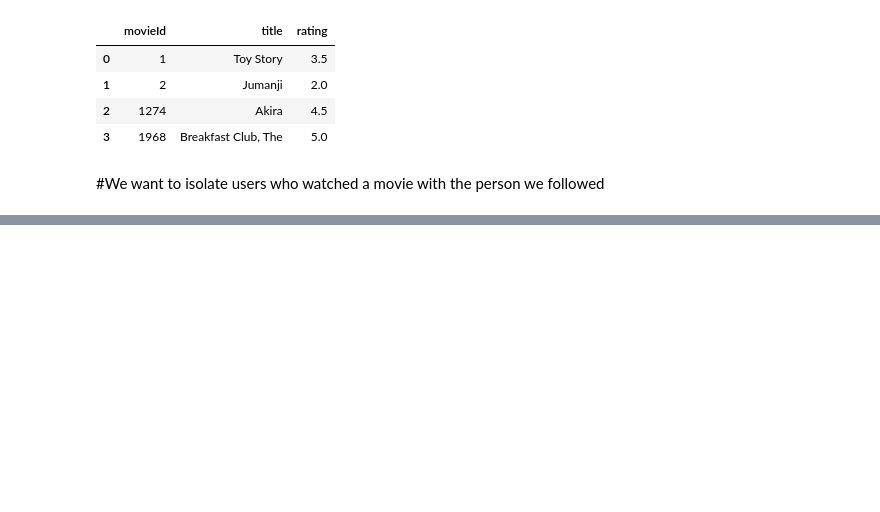
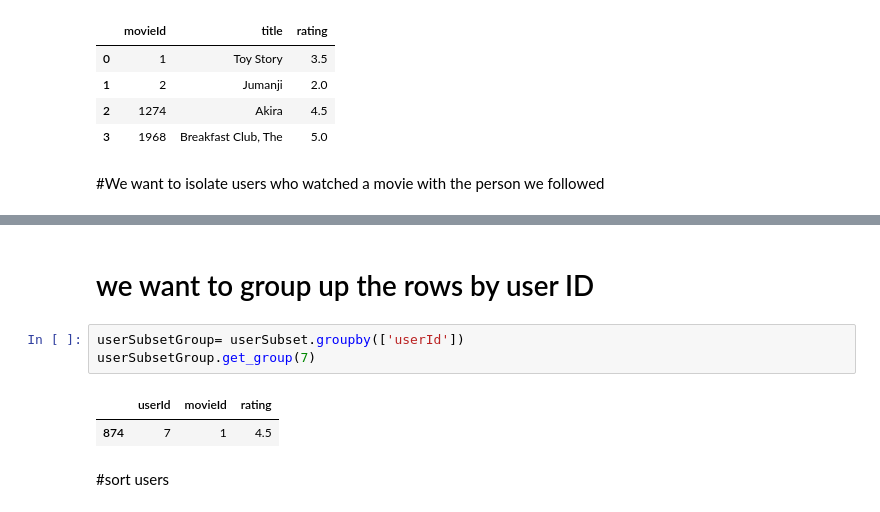
Before and after one commit to mehrnaz1368/classification, a Jupyter notebook: recommendation_2.ipynb, the cells around one changed output, grey strips where cells are left out. Drawn from its saved outputs; the diff is of its cells as text; blank space fills up the shorter version.

```diff
--- a/recommendation_2.ipynb
+++ b/recommendation_2.ipynb
@@ -95,0 +106,10 @@ inputMovies
+# %% [markdown]
+# we want to group up the rows by user ID
+# %%
+userSubsetGroup= userSubset.groupby(['userId'])
+userSubsetGroup.get_group(7)
+# %% [output]
+|  | userId | movieId | rating |
+| 874 | 7 | 1 | 4.5 |
+# %% [markdown]
+#sort users
```
Also changed, not shown: parts of 21 cells of this notebook.
